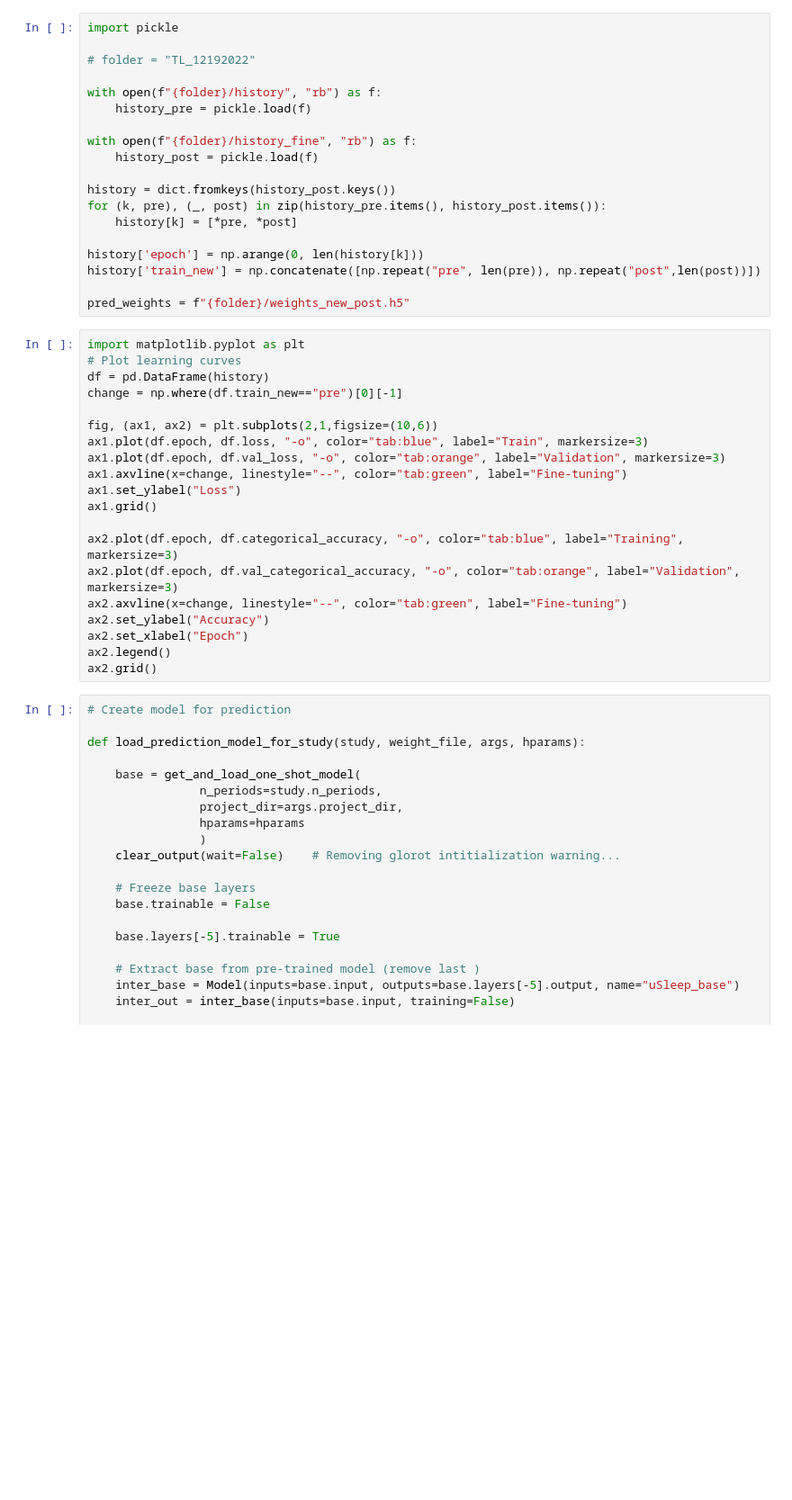
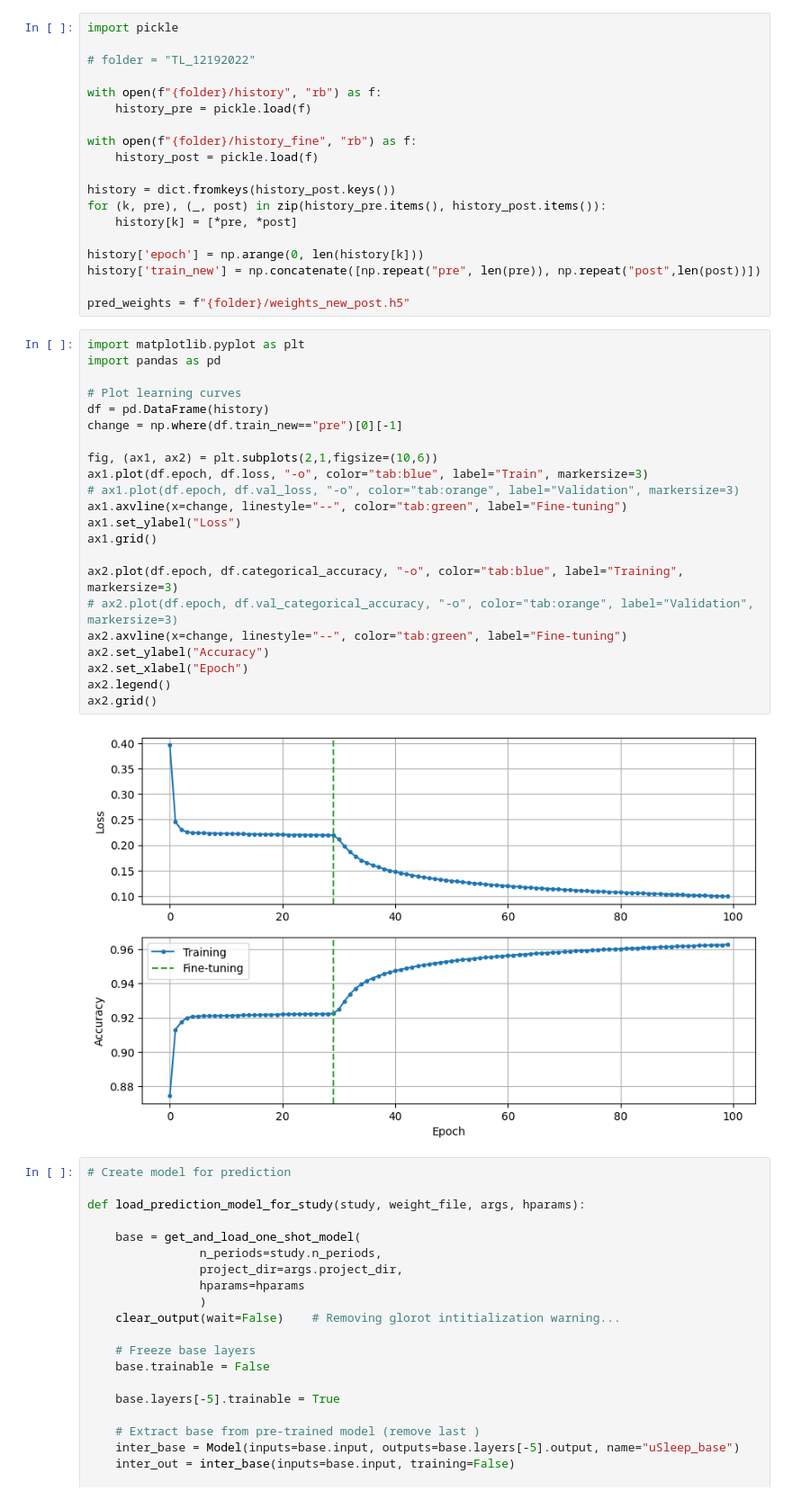
Before and after one commit to sindrijonsson/microsleep_master_thesis, a Jupyter notebook: transfer_learning.ipynb, the cells around one changed output. Shown at 90% size. Cells and saved outputs as stored; diff of their text form; blank space fills up the shorter version.

```diff
--- a/transfer_learning.ipynb
+++ b/transfer_learning.ipynb
@@ -320,24 +318,28 @@ history['train_new'] = np.concatenate([np.repeat("pre", len(pre)), np.repeat("po
 pred_weights = f"{folder}/weights_new_post.h5"
 # %%
 import matplotlib.pyplot as plt
+import pandas as pd
+
 # Plot learning curves
 df = pd.DataFrame(history)
 change = np.where(df.train_new=="pre")[0][-1]
 
 fig, (ax1, ax2) = plt.subplots(2,1,figsize=(10,6))
 ax1.plot(df.epoch, df.loss, "-o", color="tab:blue", label="Train", markersize=3)
-ax1.plot(df.epoch, df.val_loss, "-o", color="tab:orange", label="Validation", markersize=3)
+# ax1.plot(df.epoch, df.val_loss, "-o", color="tab:orange", label="Validation", markersize=3)
 ax1.axvline(x=change, linestyle="--", color="tab:green", label="Fine-tuning")
 ax1.set_ylabel("Loss")
 ax1.grid()
 
 ax2.plot(df.epoch, df.categorical_accuracy, "-o", color="tab:blue", label="Training", markersize=3)
-ax2.plot(df.epoch, df.val_categorical_accuracy, "-o", color="tab:orange", label="Validation", markersize=3)
+# ax2.plot(df.epoch, df.val_categorical_accuracy, "-o", color="tab:orange", label="Validation", markersize=3)
 ax2.axvline(x=change, linestyle="--", color="tab:green", label="Fine-tuning")
 ax2.set_ylabel("Accuracy")
 ax2.set_xlabel("Epoch")
 ax2.legend()
 ax2.grid()
+# %% [output]
+[figure, added]
 # %%
 # Create model for prediction
 
```
Also changed, not shown: parts of 5 cells of this notebook, 54 other files.
